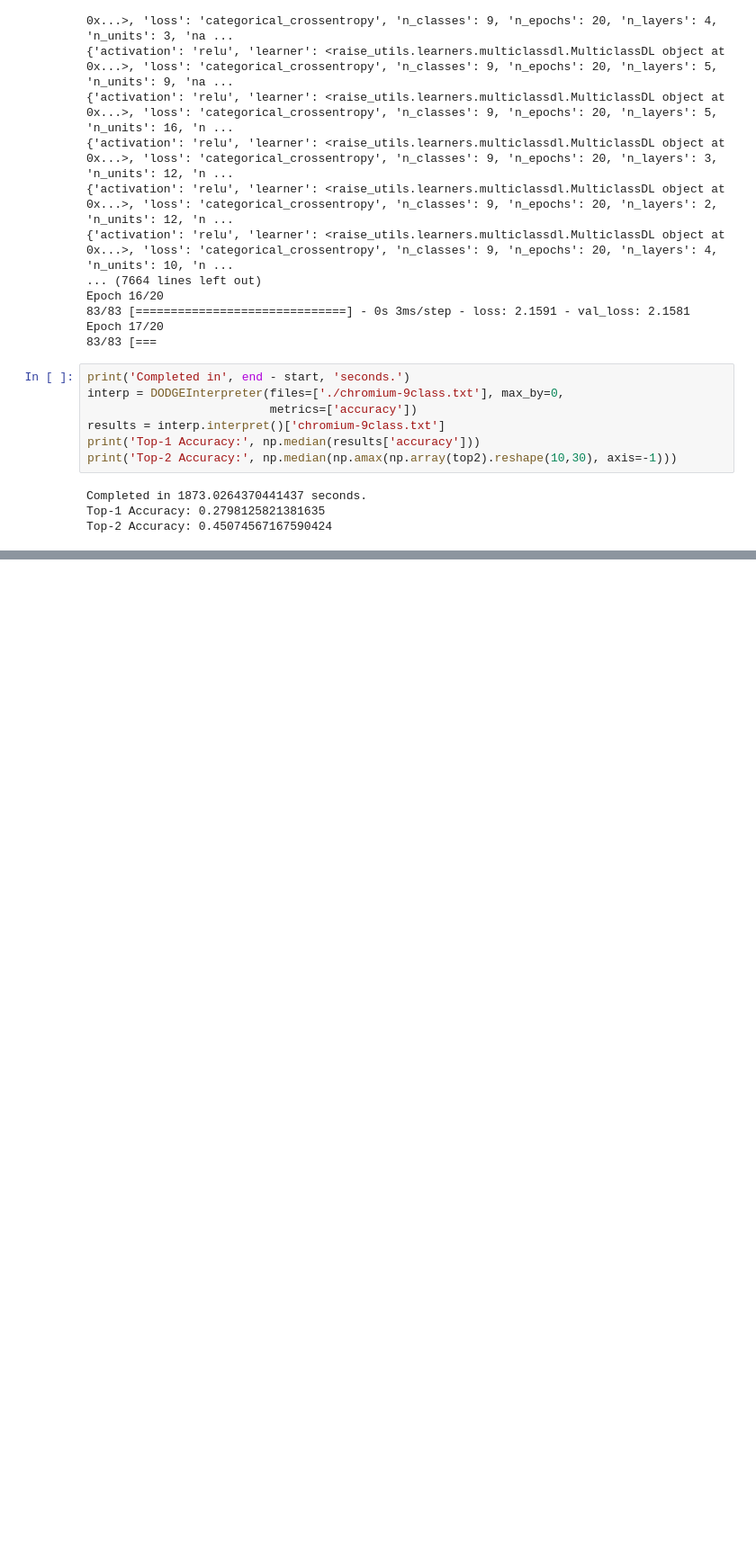
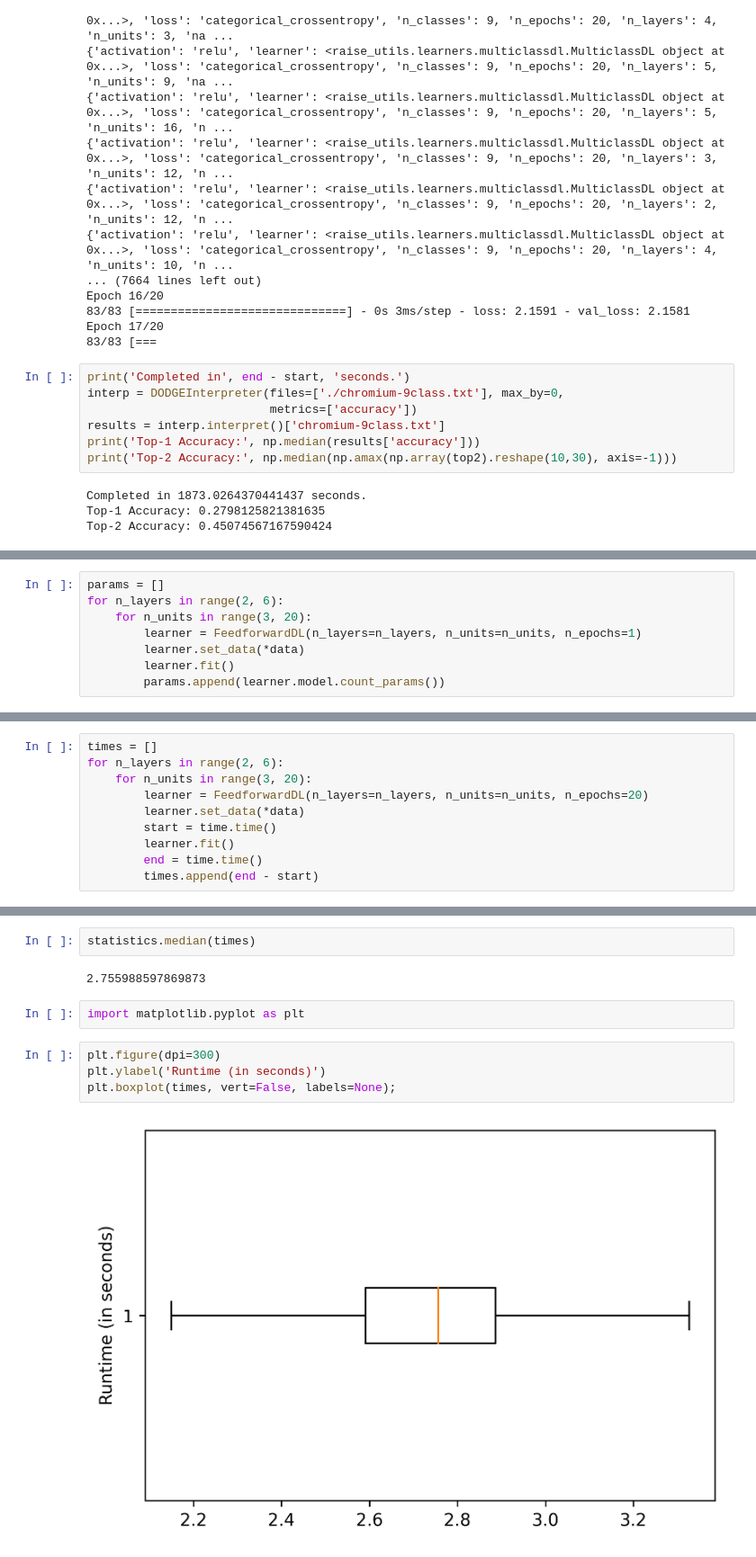
Before and after one commit to yrahul3910/dl4se, a Jupyter notebook: issue_close_time/DASENetComparison/Chromium.ipynb, the cells around one changed output, grey strips where cells are left out. Shown at 90% size. Drawn from its saved outputs; the diff is of its cells as text; blank space fills up the shorter version.

Commit message:
Added intrinsic dimensionality of DASENet data

```diff
--- a/issue_close_time/DASENetComparison/Chromium.ipynb
+++ b/issue_close_time/DASENetComparison/Chromium.ipynb
@@ -381,0 +384,8 @@ Top-2 Accuracy: 0.45074567167590424
+# %%
+params = []
+for n_layers in range(2, 6):
+    for n_units in range(3, 20):
+        learner = FeedforwardDL(n_layers=n_layers, n_units=n_units, n_epochs=1)
+        learner.set_data(*data)
+        learner.fit()
+        params.append(learner.model.count_params())
@@ -381,0 +422,10 @@ Top-2 Accuracy: 0.45074567167590424
+# %%
+times = []
+for n_layers in range(2, 6):
+    for n_units in range(3, 20):
+        learner = FeedforwardDL(n_layers=n_layers, n_units=n_units, n_epochs=20)
+        learner.set_data(*data)
+        start = time.time()
+        learner.fit()
+        end = time.time()
+        times.append(end - start)
@@ -381,0 +470,12 @@ Top-2 Accuracy: 0.45074567167590424
+# %%
+statistics.median(times)
+# %% [output]
+2.755988597869873
+# %%
+import matplotlib.pyplot as plt
+# %%
+plt.figure(dpi=300)
+plt.ylabel('Runtime (in seconds)')
+plt.boxplot(times, vert=False, labels=None);
+# %% [output]
+[figure, added]
```
Also changed, not shown: parts of 11 cells of this notebook, 4 other files.
